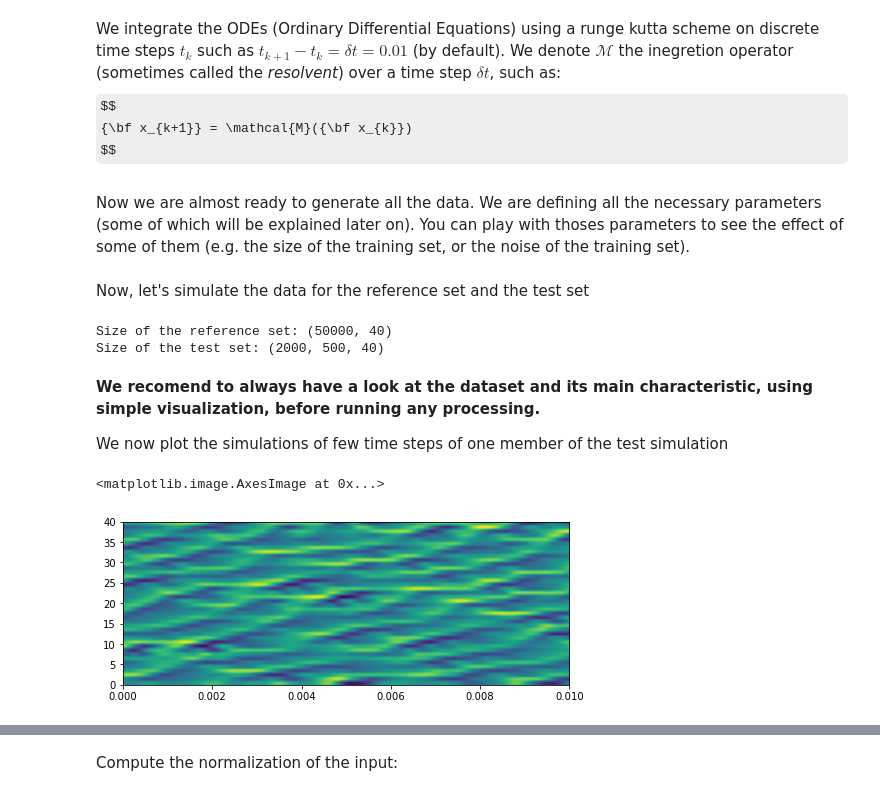
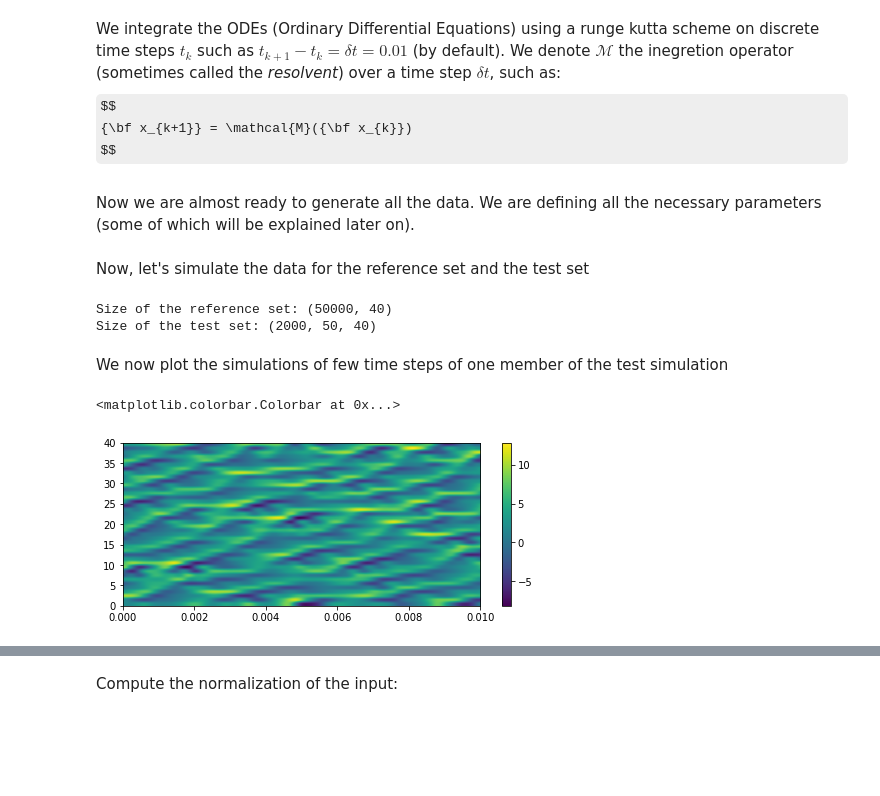
Before and after one commit to brajard/dynamical-uq, a Jupyter notebook: L96_demonstrator.ipynb, the cells around one changed output, grey strips where cells are left out. Drawn from its saved outputs; the diff is of its cells as text; code cells hidden in the pictures; some formulas as TeX source; blank space fills up the shorter version.

```diff
--- a/L96_demonstrator.ipynb
+++ b/L96_demonstrator.ipynb
@@ -55,16 +63,17 @@ $$
 {\bf x_{k+1}} = \mathcal{M}({\bf x_{k}})
 $$
 # %% [markdown]
-Now we are almost ready to generate all the data. We are defining all the necessary parameters (some of which will be explained later on). You can play with thoses parameters to see the effect of some of them (e.g. the size of the training set, or the noise of the training set).
+Now we are almost ready to generate all the data. We are defining all the necessary parameters (some of which will be explained later on).
 # %%
 M = 40 # size of the state
 K = 50000 # size of the reference simulation
-Ktrain=10000 # Number of samples in the training set
-Kval = 5000 # Number of samples in the validation set
-Ktest = 2000 # Number of samples in the test set (used to assess the forecast skill)
-Ntest = 500 # Size of the test set ensemble
+Ktrain=15000 # Number of samples in the training set
+Kval = 10000 # Number of samples in the validation set
+Ktest = 2000 # Number of samples in the test set (used to assess the forecast skill/uncertainty)
+Ntest = 50 # Size of the test set ensemble
 x0ref = np.zeros(M) # Reference point to initialize simulations
 stdo = 0 #Relative noise on the data
+Nens = 50 # Size of the ensemble for uncertainty estimate
 # %% [markdown]
 Now, let's simulate the data for the reference set and the test set
 # %%
@@ -93,14 +102,13 @@ ttest = dt*np.arange(Ktest) #Time scale of the test datset
 print(f'Size of the reference set: {x.shape}\nSize of the test set: {xtest.shape}')
 # %% [output]
 Size of the reference set: (50000, 40)
-Size of the test set: (2000, 500, 40)
+Size of the test set: (2000, 50, 40)
 # %% [markdown]
-**We recomend to always have a look at the dataset and its main characteristic, using simple visualization, before running any processing.**
-
 We now plot the simulations of few time steps of one member of the test simulation
 # %%
 fig, ax = plt.subplots(figsize=(8,3))
-ax.imshow(xtest[:600,1].T,extent=[ttest[0],ttest[1],0,M],aspect='auto')
+cm = ax.imshow(xtest[:600,1].T,extent=[ttest[0],ttest[1],0,M],aspect='auto')
+fig.colorbar(cm)
 # %% [output]
-<matplotlib.image.AxesImage at 0x...>
+<matplotlib.colorbar.Colorbar at 0x...>
-[figure, old version]
+[figure, new version]
```
Also changed, not shown: parts of 59 cells of this notebook, 1 other file.
